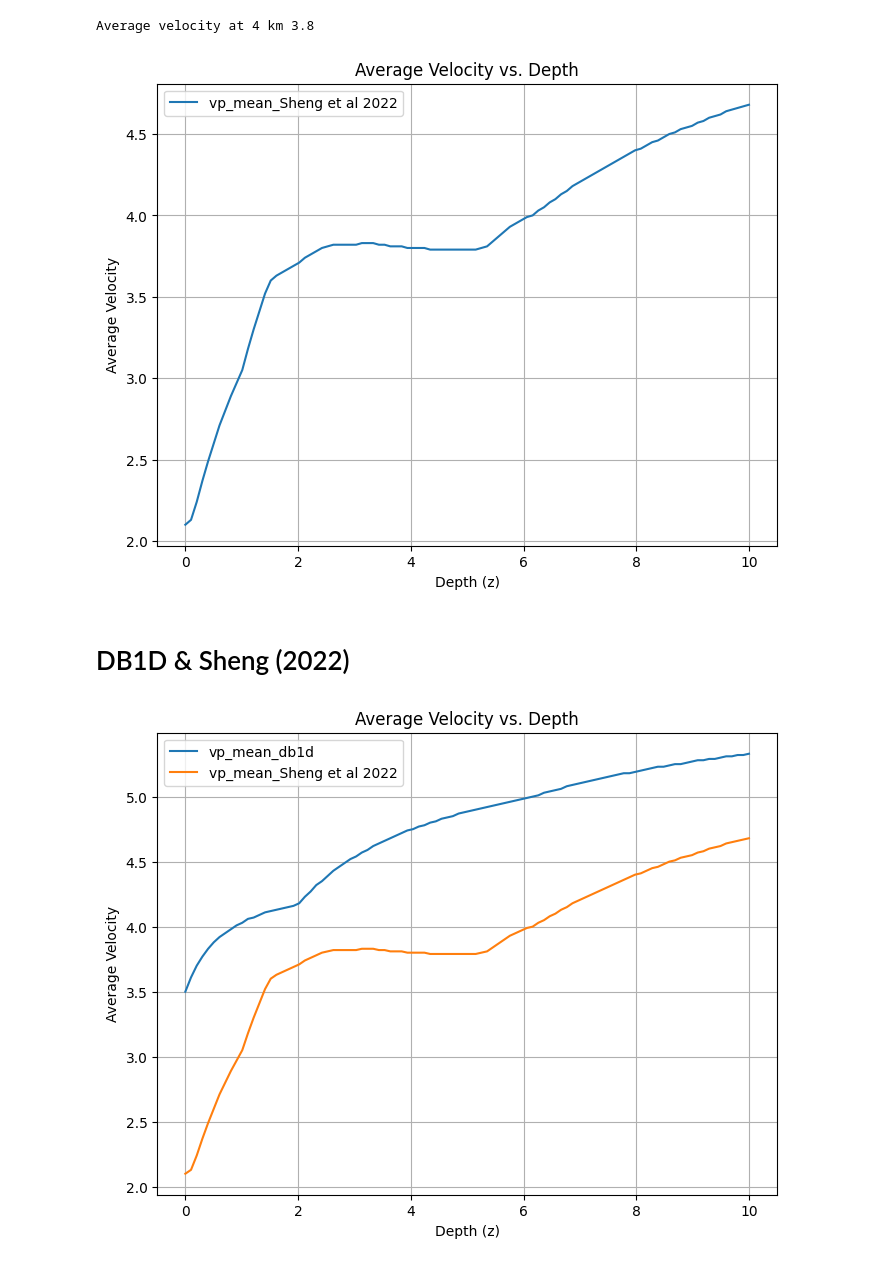
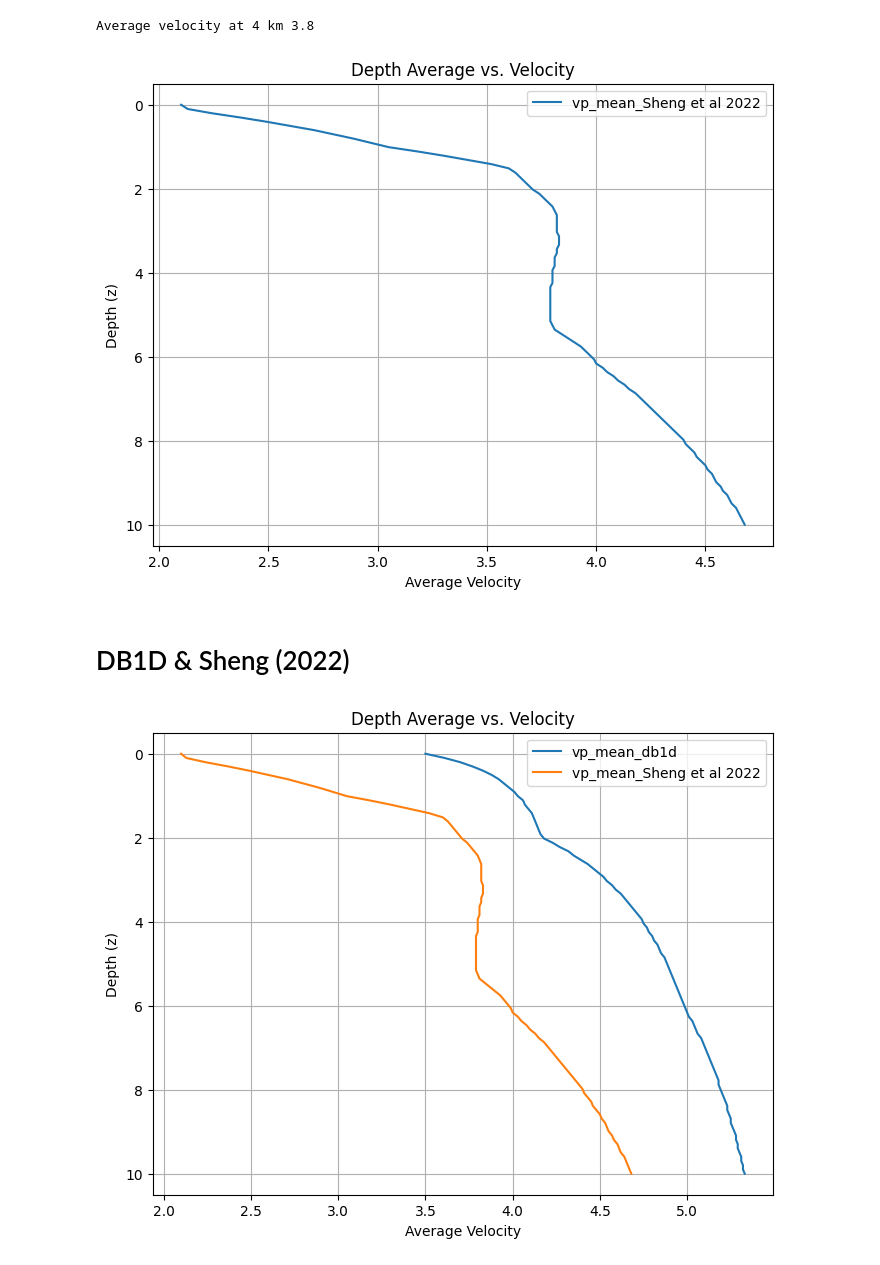
Before and after one commit to ecastillot/delaware, a Jupyter notebook: 10102024/script/vp/vp.ipynb, the cells around one changed output. Saved outputs shown, nothing was run; the diff lists cells and outputs as text; code cells hidden in the pictures.

```diff
--- a/10102024/script/vp/vp.ipynb
+++ b/10102024/script/vp/vp.ipynb
@@ -24,8 +24,8 @@ import os
 # %%
 vel_path = os.path.join(dw_path,"data/vel/DB_model.csv")
 data = pd.read_csv(vel_path)
-vel_model = VelModel(data=data,dtm=-0.7,name="db1d")
-vel_model.data
+db1d_velmodel = VelModel(data=data,dtm=-0.7,name="db1d")
+db1d_velmodel.data
 # %% [output]
 |  | Depth (km) | VP (km/s) | VS (km/s) |
 | 0 | -0.7 | 3.500 | 2.000 |
@@ -52,15 +52,16 @@ Average velocity at 4 km 4.75
 import matplotlib.pyplot as plt
 import numpy as np
 z_values = np.linspace(0,10,100)
-v_mean_db1d = [vel_model.get_average_velocity(phase_hint="P", zmax=z) for z in z_values]
+v_mean_db1d = [db1d_velmodel.get_average_velocity(phase_hint="P", zmax=z) for z in z_values]
 v_mean_db1d = np.array(v_mean_db1d)
 
 # Plotting z vs. average velocities
 plt.figure(figsize=(8, 6))
-plt.plot(z_values, v_mean_db1d, label="vp_mean_db1d")
-plt.xlabel("Depth (z)")
-plt.ylabel("Average Velocity")
-plt.title("Average Velocity vs. Depth")
+plt.plot(v_mean_db1d, z_values,label="vp_mean_db1d")
+plt.ylabel("Depth (z)")
+plt.xlabel("Average Velocity")
+plt.gca().invert_yaxis()
+plt.title("Depth Average vs. Velocity")
 plt.legend()
 plt.grid(True)
 plt.show()
@@ -71,8 +72,8 @@ plt.show()
 # %%
 vel_path = os.path.join(dw_path,"data/vel/DW_model.csv")
 data = pd.read_csv(vel_path)
-vel_model = VelModel(data=data,dtm=-0.7,name="Sheng")
-vel_model.data
+sheng_velmodel = VelModel(data=data,dtm=-0.7,name="Sheng")
+sheng_velmodel.data
 # %% [output]
 |  | Depth (km) | VP (km/s) | VS (km/s) |
 | 0 | -1.22 | 2.10 | 1.17 |
@@ -106,31 +107,33 @@ Average velocity at 4 km 3.8
 import matplotlib.pyplot as plt
 import numpy as np
 z_values = np.linspace(0,10,100)
-v_mean_sheng = [vel_model.get_average_velocity(phase_hint="P", zmax=z) for z in z_values]
+v_mean_sheng = [sheng_velmodel.get_average_velocity(phase_hint="P", zmax=z) for z in z_values]
 v_mean_sheng = np.array(v_mean_sheng)
 
 # Plotting z vs. average velocities
 plt.figure(figsize=(8, 6))
-plt.plot(z_values, v_mean_sheng, label="vp_mean_Sheng et al 2022")
-plt.xlabel("Depth (z)")
-plt.ylabel("Average Velocity")
-plt.title("Average Velocity vs. Depth")
+plt.plot(v_mean_sheng, z_values,label="vp_mean_Sheng et al 2022")
+plt.ylabel("Depth (z)")
+plt.xlabel("Average Velocity")
+plt.gca().invert_yaxis()
+plt.title("Depth Average vs. Velocity")
 plt.legend()
 plt.grid(True)
 plt.show()
 # %% [output]
-[figure, old version]
+[figure, new version]
 # %% [markdown]
 # DB1D & Sheng (2022)
 # %%
 plt.figure(figsize=(8, 6))
-plt.plot(z_values, v_mean_db1d, label="vp_mean_db1d")
-plt.plot(z_values, v_mean_sheng, label="vp_mean_Sheng et al 2022")
-plt.xlabel("Depth (z)")
-plt.ylabel("Average Velocity")
-plt.title("Average Velocity vs. Depth")
+plt.plot(v_mean_db1d, z_values,label="vp_mean_db1d")
+plt.plot(v_mean_sheng, z_values,label="vp_mean_Sheng et al 2022")
+plt.ylabel("Depth (z)")
+plt.xlabel("Average Velocity")
+plt.gca().invert_yaxis()
+plt.title("Depth Average vs. Velocity")
 plt.legend()
 plt.grid(True)
 plt.show()
 # %% [output]
-[figure, old version]
+[figure, new version]
```
Also changed, not shown: parts of 8 cells of this notebook, 1 other file.
